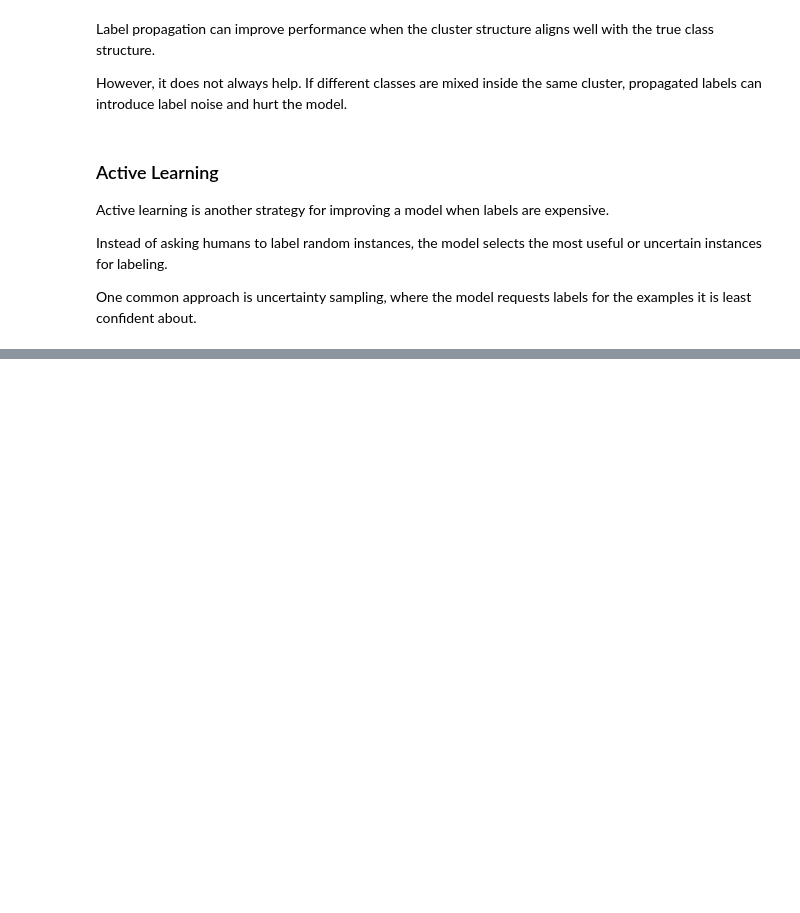
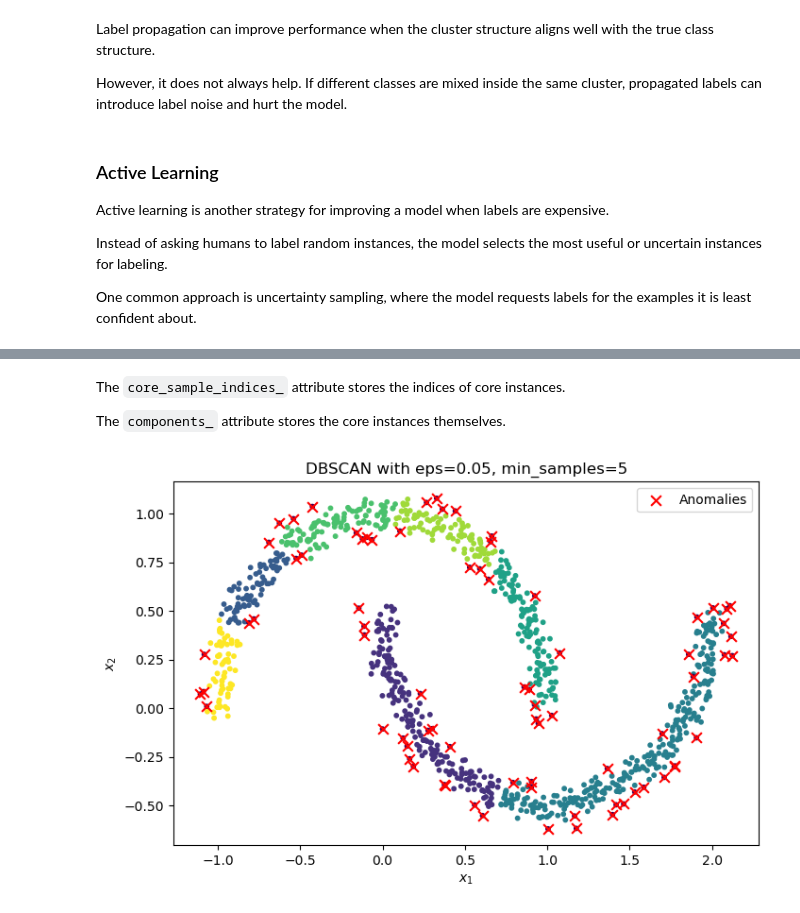
Before and after one commit to jayjay0317/Hands-On-ML-Study, a Jupyter notebook: Chapter_08/08_unsupervised_learning.ipynb, the cells around one changed output, grey strips where cells are left out. Saved outputs shown, nothing was run; the diff lists cells and outputs as text; code cells hidden in the pictures; blank space fills up the shorter version.

Commit message:
Update notebook08
Add DBSCAN

```diff
--- a/Chapter_08/08_unsupervised_learning.ipynb
+++ b/Chapter_08/08_unsupervised_learning.ipynb
@@ -503,0 +517,12 @@ One common approach is uncertainty sampling, where the model requests labels for
+# %%
+from sklearn.cluster import DBSCAN
+from sklearn.datasets import make_moons
+
+X, y = make_moons(n_samples=1000, noise=0.05, random_state=42)
+
+dbscan = DBSCAN(eps=0.05, min_samples=5)
+
+dbscan.fit(X)
+
+print("First 20 cluster labels:")
+print(dbscan.labels_[:20])
@@ -503,0 +553,23 @@ One common approach is uncertainty sampling, where the model requests labels for
+# %% [markdown]
+The `core_sample_indices_` attribute stores the indices of core instances.
+
+The `components_` attribute stores the core instances themselves.
+# %%
+anomalies = dbscan.labels_ == -1
+
+plt.figure(figsize=(8, 5))
+
+# Plot all points colored by DBSCAN cluster labels
+plt.scatter(X[:, 0], X[:, 1], c=dbscan.labels_, s=10)
+
+# Overlay anomalies as red X markers
+plt.scatter(X[anomalies, 0], X[anomalies, 1],
+            c="red", marker = "x", s=60, label="Anomalies")
+
+plt.xlabel("$x_1$")
+plt.ylabel("$x_2$")
+plt.title("DBSCAN with eps=0.05, min_samples=5")
+plt.legend()
+plt.show()
+# %% [output]
+[figure, added]
```
Also changed, not shown: parts of 16 cells of this notebook.
